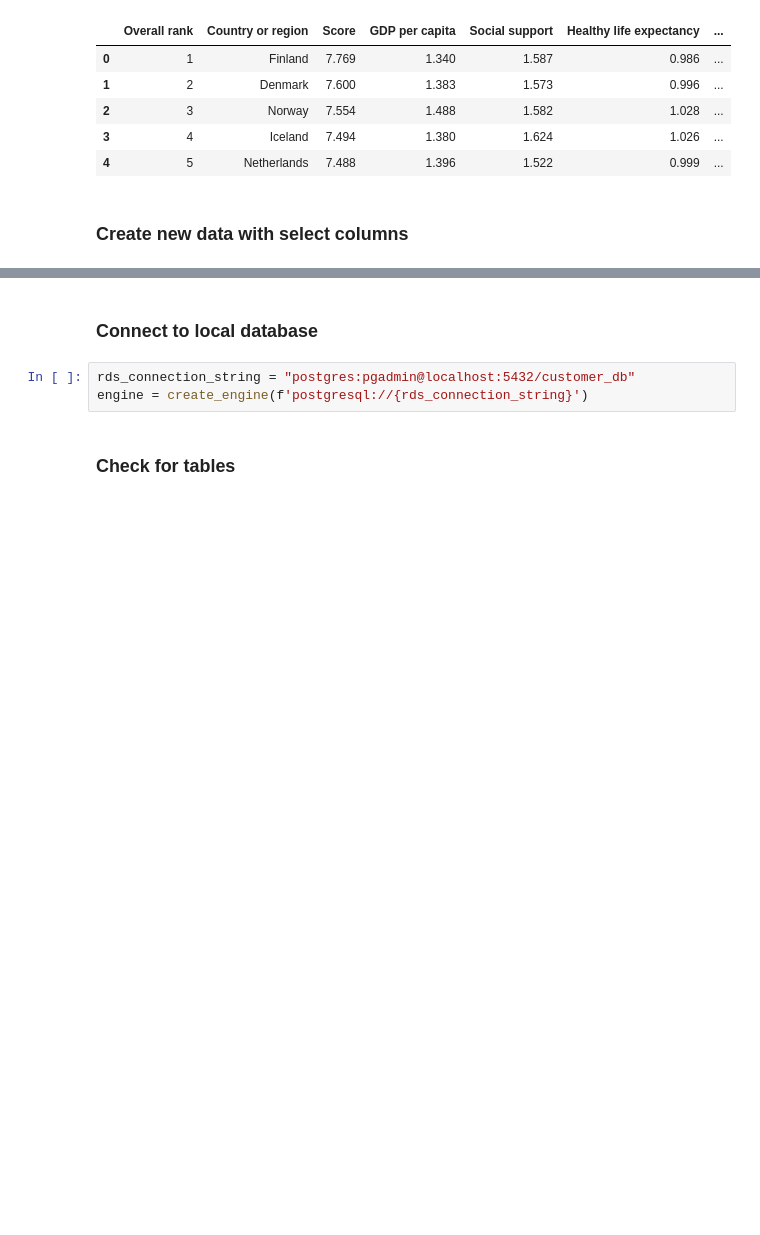
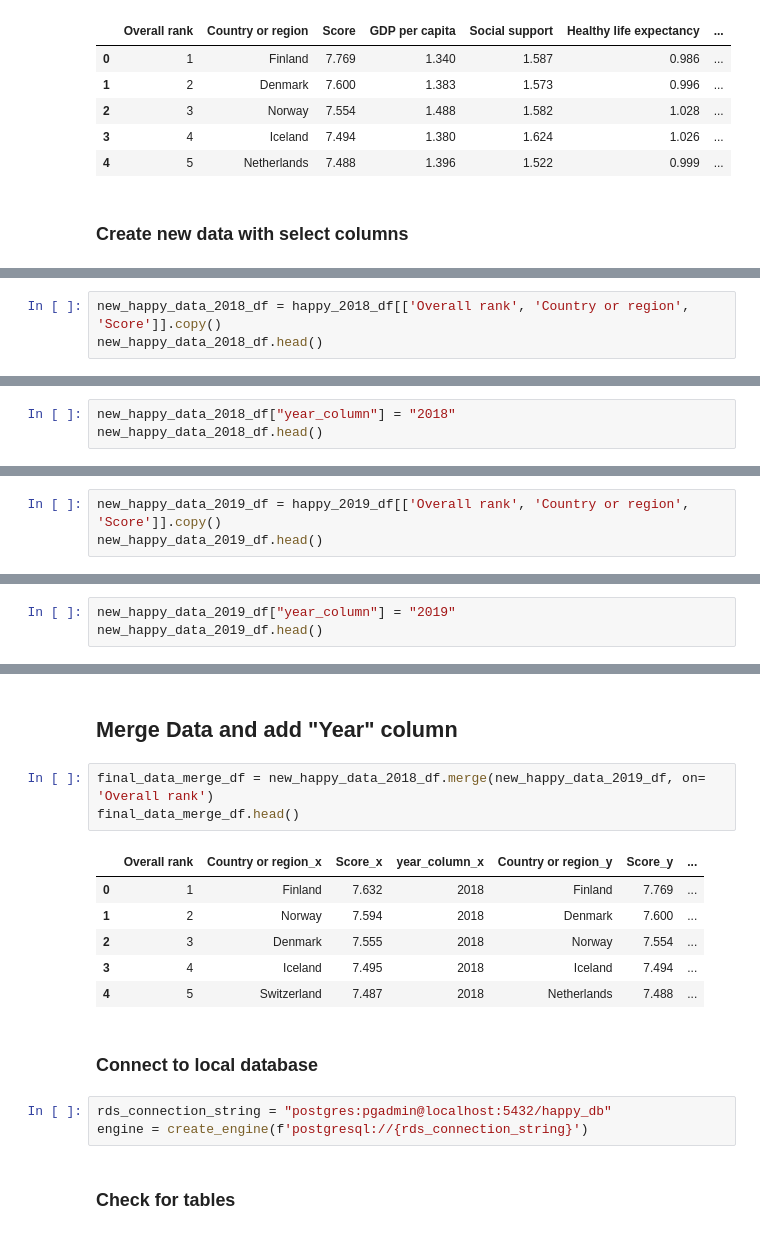
Before and after one commit to Vlvasquez23/ETL-Project, a Jupyter notebook: Data_ETL_World_Happiness.ipynb, the cells around one changed output, grey strips where cells are left out. Cells and saved outputs as stored; diff of their text form; blank space fills up the shorter version.

```diff
--- a/Data_ETL_World_Happiness.ipynb
+++ b/Data_ETL_World_Happiness.ipynb
@@ -43,0 +30,3 @@ new_customer_location_df.head()
+# %%
+new_happy_data_2018_df = happy_2018_df[['Overall rank', 'Country or region', 'Score']].copy()
+new_happy_data_2018_df.head()
@@ -43,0 +40,3 @@ new_customer_location_df.head()
+# %%
+new_happy_data_2018_df["year_column"] = "2018"
+new_happy_data_2018_df.head()
@@ -43,0 +50,3 @@ new_customer_location_df.head()
+# %%
+new_happy_data_2019_df = happy_2019_df[['Overall rank', 'Country or region', 'Score']].copy()
+new_happy_data_2019_df.head()
@@ -43,0 +60,3 @@ new_customer_location_df.head()
+# %%
+new_happy_data_2019_df["year_column"] = "2019"
+new_happy_data_2019_df.head()
@@ -44,7 +70,19 @@ new_customer_location_df.head()
+# %% [markdown]
+## Merge Data and add "Year" column
+# %%
+final_data_merge_df = new_happy_data_2018_df.merge(new_happy_data_2019_df, on= 'Overall rank')
+final_data_merge_df.head()
+# %% [output]
+|  | Overall rank | Country or region_x | Score_x | year_column_x | Country or region_y | Score_y | ... |
+| 0 | 1 | Finland | 7.632 | 2018 | Finland | 7.769 | ... |
+| 1 | 2 | Norway | 7.594 | 2018 | Denmark | 7.600 | ... |
+| 2 | 3 | Denmark | 7.555 | 2018 | Norway | 7.554 | ... |
+| 3 | 4 | Iceland | 7.495 | 2018 | Iceland | 7.494 | ... |
+| 4 | 5 | Switzerland | 7.487 | 2018 | Netherlands | 7.488 | ... |
 # %% [markdown]
 ### Connect to local database
 # %%
-rds_connection_string = "postgres:pgadmin@localhost:5432/customer_db"
+rds_connection_string = "postgres:pgadmin@localhost:5432/happy_db"
 engine = create_engine(f'postgresql://{rds_connection_string}')
 # %% [markdown]
 ### Check for tables
```
Also changed, not shown: parts of 10 cells of this notebook.
